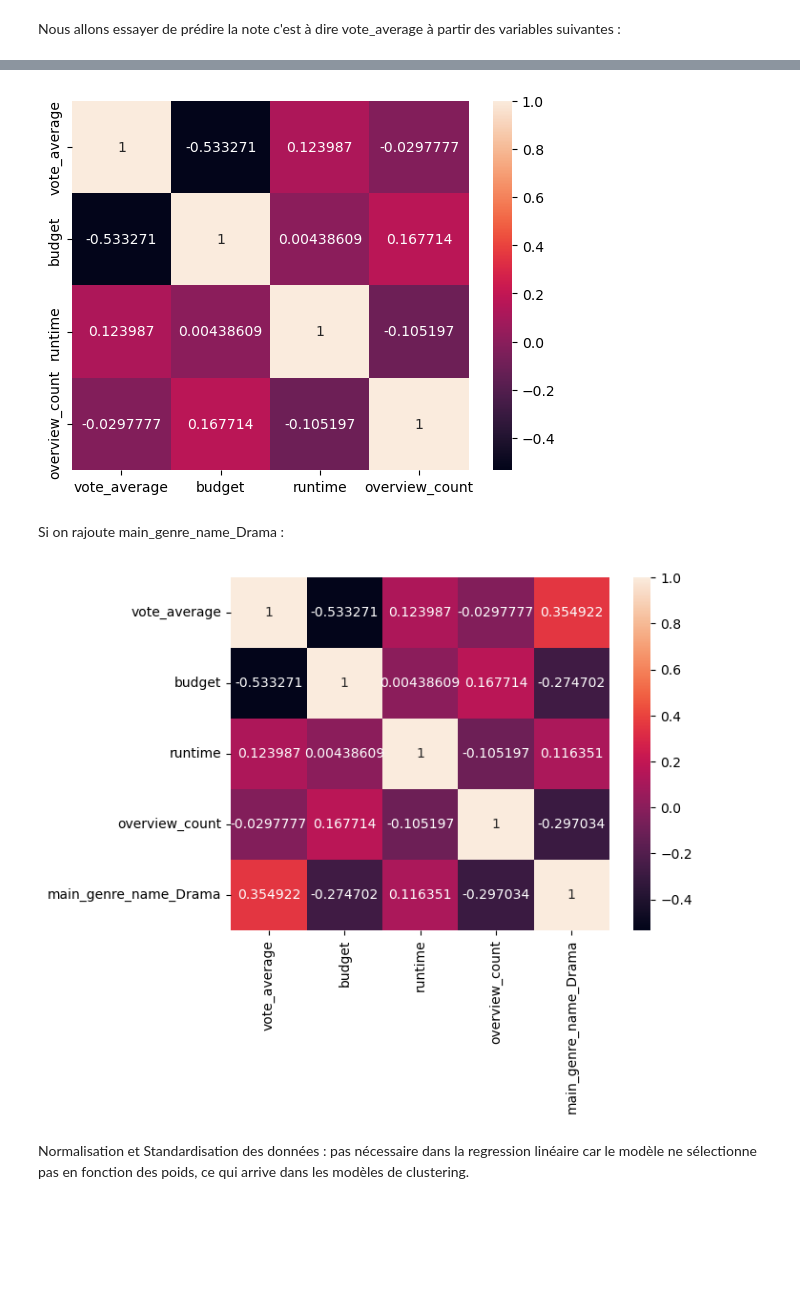
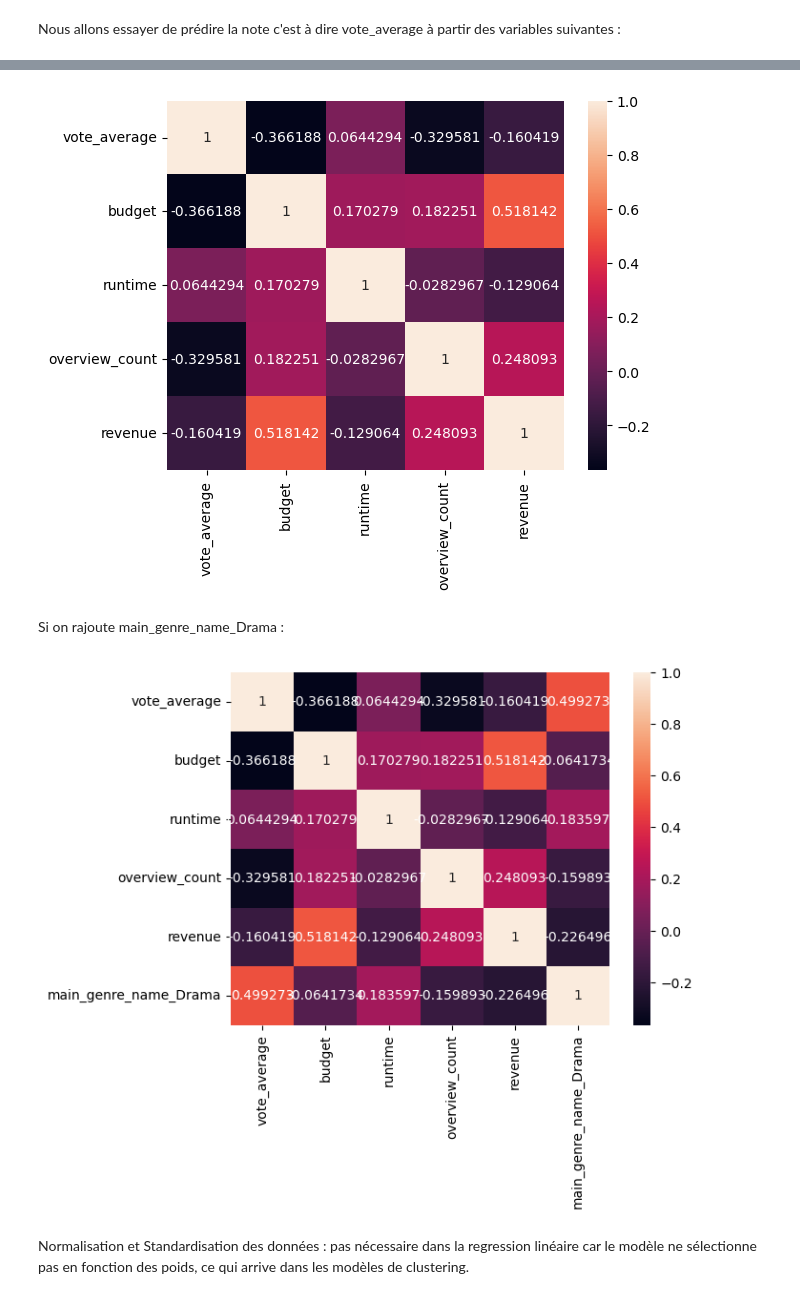
Before and after one commit to gillesfevry/MiseEnProd, a Jupyter notebook: analyse.descriptive.ipynb, the cells around one changed output, grey strips where cells are left out. Saved outputs shown, nothing was run; the diff lists cells and outputs as text; code cells hidden in the pictures; blank space fills up the shorter version.

```diff
--- a/analyse.descriptive.ipynb
+++ b/analyse.descriptive.ipynb
@@ -13,3 +14,5 @@ Requirement already satisfied: joblib>=1.2.0 in /opt/conda/lib/python3.12/site-p
 Requirement already satisfied: threadpoolctl>=3.1.0 in /opt/conda/lib/python3.12/site-packages (from scikit-learn) (3.5.0)
 # %% [markdown]
 Récupération des données
+# %%
+df=td.get_movies_info([random.randint(100, 10000) for _ in range(10)],headers=td.headers)
@@ -16,7 +36,9 @@ Récupération des données
 # %%
-ids= td.get_movie_ids_list(3, headers=td.headers)
-df=td.get_movies_info(ids,headers=td.headers)
-df1=td.drop_useless_info(df)
+df1=df[df["status_message"].isna()]
+df1=td.drop_useless_info(df1)
+df1 = df1.dropna(subset=['genres'])
+df1=td.keep_main_genre(df1)
+df1 = df1.drop(columns=["success", "status_code", "status_message"])
 df1=td.keep_main_genre(df1)
 df1=td.full_poster_path(df1)
 df1.head()
@@ -30,5 +58,6 @@ getting movie info
 On remarque que qu'il y'a des données où le budget n'est pas renseigné, en effet on a min budget égal à 0.
 # %%
 df1=df1.loc[df1["budget"]!=0] # on supprime les lignes où le budget n'est pas renseigné, l'imputation est possible par le budget moyen, pour le moment on fait le choix de ne pas imputer
+df1=df1.loc[df1["revenue"]!=0]
 df1.shape
 # %% [output]
@@ -72,7 +95,7 @@ for i in df1["main_genre_name"].unique() :
     L.append("main_genre_name"+"_"+str(i))
 print(L)
 
-var_explicative=["id","vote_average","budget","runtime","overview_count"]
+var_explicative=["id","vote_average","budget","runtime","overview_count","revenue"]
 var_explicative.extend(L)
 df1=df1.loc[:,var_explicative]
 df1.head(1)
@@ -95,23 +135,23 @@ plt.show()
 # %%
 
 
-corr = np.corrcoef(df1.loc[:,["vote_average","budget","runtime","overview_count"]].T, bias=True)
-labs = ['vote_average', 'budget', 'runtime',"overview_count"]
+corr = np.corrcoef(df1.loc[:,["vote_average","budget","runtime","overview_count","revenue"]].T, bias=True)
+labs = ['vote_average', 'budget', 'runtime',"overview_count","revenue"]
 
 sns.heatmap(corr, annot=True, fmt='g', xticklabels=labs, yticklabels=labs)
 plt.show()
 # %% [output]
-[figure, old version]
+[figure, new version]
 # %% [markdown]
 Si on rajoute main_genre_name_Drama :
 # %%
-corr = np.corrcoef(df1.loc[:,["vote_average","budget","runtime","overview_count","main_genre_name_Drama"]].T, bias=True)
-labs = ['vote_average', 'budget', 'runtime',"overview_count","main_genre_name_Drama"]
+corr = np.corrcoef(df1.loc[:,["vote_average","budget","runtime","overview_count","revenue","main_genre_name_Drama"]].T, bias=True)
+labs = ['vote_average', 'budget', 'runtime',"overview_count","revenue","main_genre_name_Drama"]
 
 sns.heatmap(corr, annot=True, fmt='g', xticklabels=labs, yticklabels=labs)
 plt.show()
 # %% [output]
-[figure, old version]
+[figure, new version]
 # %% [markdown]
 Normalisation et Standardisation des données : pas nécessaire dans la regression linéaire car le modèle ne sélectionne pas en fonction des poids, ce qui arrive dans les modèles de clustering.
 # %% [markdown]
```
Also changed, not shown: parts of 20 cells of this notebook, 1 other file.
